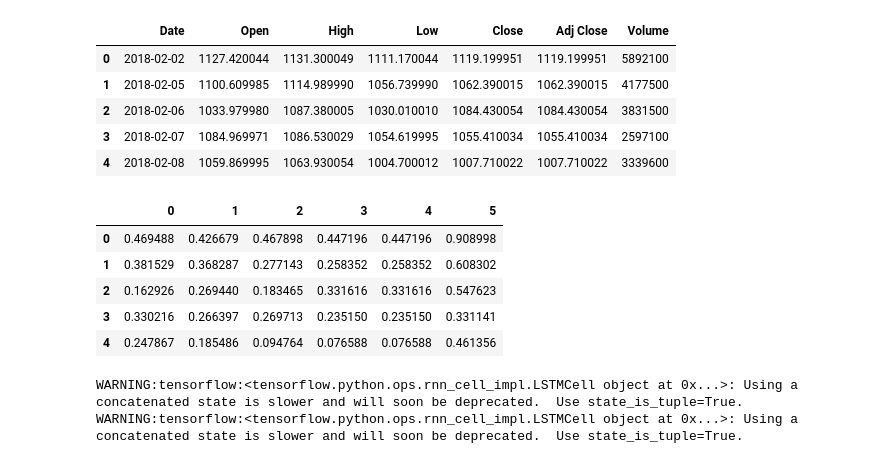
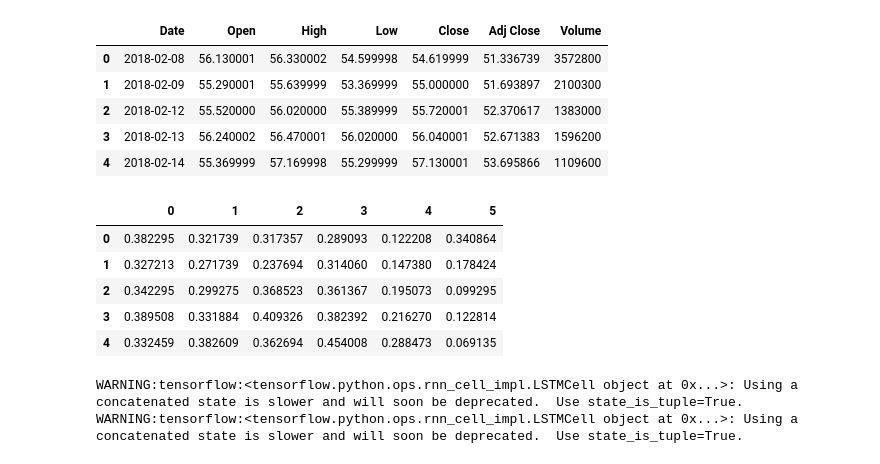
Before and after one commit to WeilunZ/lstm-forecasting, a Jupyter notebook: code/3.bidirectional-lstm.ipynb, the cells around one changed output. Drawn from its saved outputs; the diff is of its cells as text; code cells hidden in the pictures.

```diff
--- a/code/3.bidirectional-lstm.ipynb
+++ b/code/3.bidirectional-lstm.ipynb
@@ -61,16 +61,16 @@ class Model:
             self.cost
         )
 # %%
-df = pd.read_csv('../dataset/GOOGL-year.csv')
+df = pd.read_csv('../dataset/TOT-year.csv')
 date_ori = pd.to_datetime(df.iloc[:, 0]).tolist()
 df.head()
 # %% [output]
 |  | Date | Open | High | Low | Close | Adj Close | Volume |
-| 0 | 2018-02-02 | 1127.420044 | 1131.300049 | 1111.170044 | 1119.199951 | 1119.199951 | 5892100 |
-| 1 | 2018-02-05 | 1100.609985 | 1114.989990 | 1056.739990 | 1062.390015 | 1062.390015 | 4177500 |
-| 2 | 2018-02-06 | 1033.979980 | 1087.380005 | 1030.010010 | 1084.430054 | 1084.430054 | 3831500 |
-| 3 | 2018-02-07 | 1084.969971 | 1086.530029 | 1054.619995 | 1055.410034 | 1055.410034 | 2597100 |
-| 4 | 2018-02-08 | 1059.869995 | 1063.930054 | 1004.700012 | 1007.710022 | 1007.710022 | 3339600 |
+| 0 | 2018-02-08 | 56.130001 | 56.330002 | 54.599998 | 54.619999 | 51.336739 | 3572800 |
+| 1 | 2018-02-09 | 55.290001 | 55.639999 | 53.369999 | 55.000000 | 51.693897 | 2100300 |
+| 2 | 2018-02-12 | 55.520000 | 56.020000 | 55.389999 | 55.720001 | 52.370617 | 1383000 |
+| 3 | 2018-02-13 | 56.240002 | 56.470001 | 56.020000 | 56.040001 | 52.671383 | 1596200 |
+| 4 | 2018-02-14 | 55.369999 | 57.169998 | 55.299999 | 57.130001 | 53.695866 | 1109600 |
 # %%
 minmax = MinMaxScaler().fit(df.iloc[:, 1:].astype('float32'))
 df_log = minmax.transform(df.iloc[:, 1:].astype('float32'))
@@ -78,10 +78,10 @@ df_log = pd.DataFrame(df_log)
 df_log.head()
 # %% [output]
 |  | 0 | 1 | 2 | 3 | 4 | 5 |
-| 0 | 0.469488 | 0.426679 | 0.467898 | 0.447196 | 0.447196 | 0.908998 |
-| 1 | 0.381529 | 0.368287 | 0.277143 | 0.258352 | 0.258352 | 0.608302 |
-| 2 | 0.162926 | 0.269440 | 0.183465 | 0.331616 | 0.331616 | 0.547623 |
-| 3 | 0.330216 | 0.266397 | 0.269713 | 0.235150 | 0.235150 | 0.331141 |
-| 4 | 0.247867 | 0.185486 | 0.094764 | 0.076588 | 0.076588 | 0.461356 |
+| 0 | 0.382295 | 0.321739 | 0.317357 | 0.289093 | 0.122208 | 0.340864 |
+| 1 | 0.327213 | 0.271739 | 0.237694 | 0.314060 | 0.147380 | 0.178424 |
+| 2 | 0.342295 | 0.299275 | 0.368523 | 0.361367 | 0.195073 | 0.099295 |
+| 3 | 0.389508 | 0.331884 | 0.409326 | 0.382392 | 0.216270 | 0.122814 |
+| 4 | 0.332459 | 0.382609 | 0.362694 | 0.454008 | 0.288473 | 0.069135 |
 # %%
 num_layers = 1
```
Also changed, not shown: parts of 8 cells of this notebook, 19 other files.
